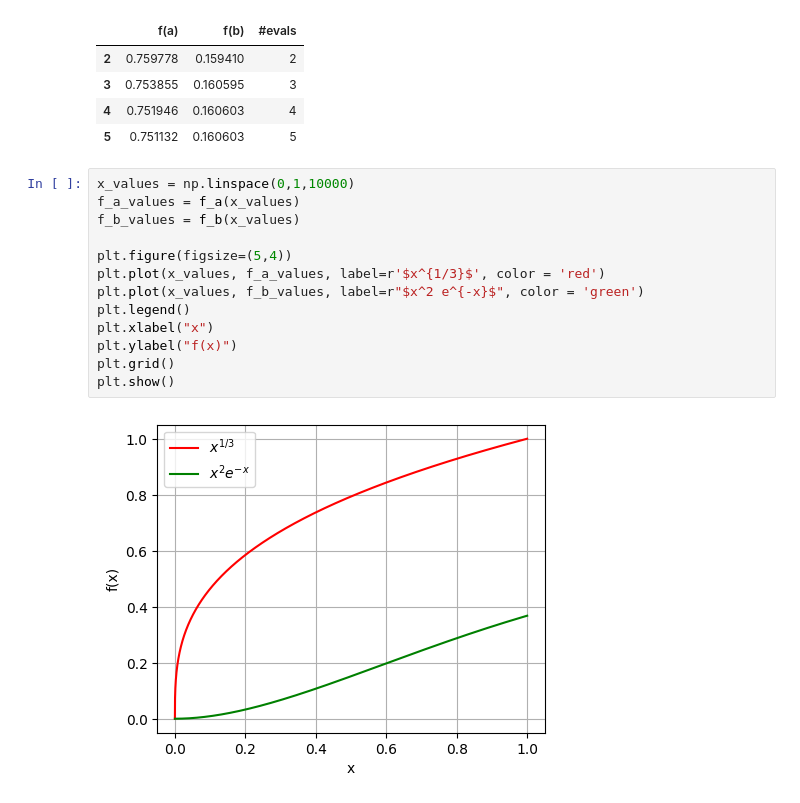
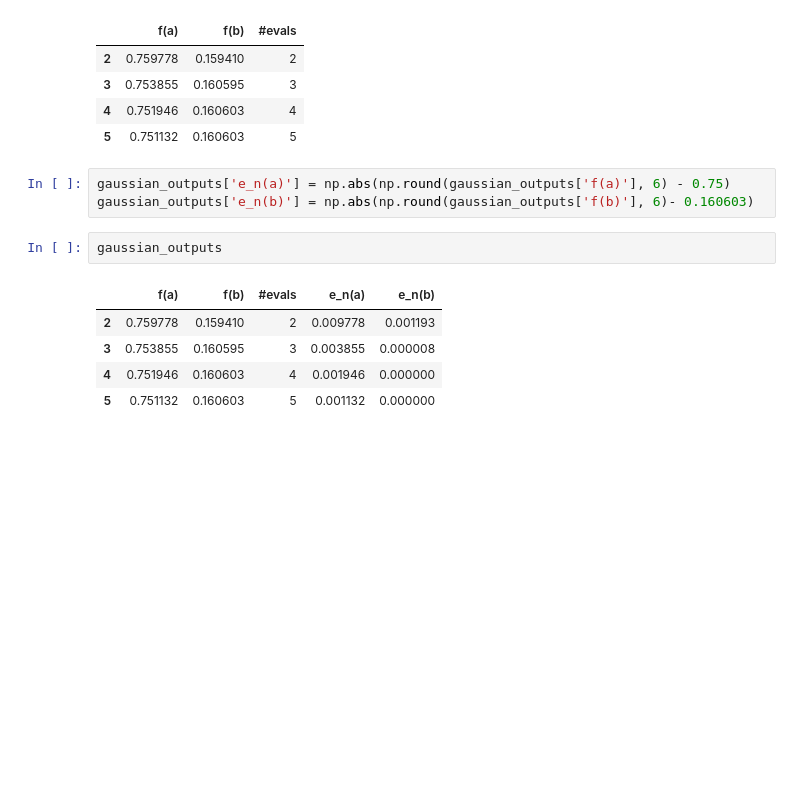
Before and after one commit to pesricha/DS288-Numerical-Methods, a Jupyter notebook: HW5/Homework-5.ipynb, the cells around one changed output. Cells and saved outputs as stored; diff of their text form; blank space fills up the shorter version.

```diff
--- a/HW5/Homework-5.ipynb
+++ b/HW5/Homework-5.ipynb
@@ -178,18 +193,14 @@ gaussian_outputs
 | 3 | 0.753855 | 0.160595 | 3 |
 | 4 | 0.751946 | 0.160603 | 4 |
 | 5 | 0.751132 | 0.160603 | 5 |
-# %%
-x_values = np.linspace(0,1,10000)
-f_a_values = f_a(x_values)
-f_b_values = f_b(x_values)
-
-plt.figure(figsize=(5,4))
-plt.plot(x_values, f_a_values, label=r'$x^{1/3}$', color = 'red')
-plt.plot(x_values, f_b_values, label=r"$x^2 e^{-x}$", color = 'green')
-plt.legend()
-plt.xlabel("x")
-plt.ylabel("f(x)")
-plt.grid()
-plt.show()
-# %% [output]
-[figure, removed]
+# %%
+gaussian_outputs['e_n(a)'] = np.abs(np.round(gaussian_outputs['f(a)'], 6) - 0.75)
+gaussian_outputs['e_n(b)'] = np.abs(np.round(gaussian_outputs['f(b)'], 6)- 0.160603)
+# %%
+gaussian_outputs
+# %% [output]
+|  | f(a) | f(b) | #evals | e_n(a) | e_n(b) |
+| 2 | 0.759778 | 0.159410 | 2 | 0.009778 | 0.001193 |
+| 3 | 0.753855 | 0.160595 | 3 | 0.003855 | 0.000008 |
+| 4 | 0.751946 | 0.160603 | 4 | 0.001946 | 0.000000 |
+| 5 | 0.751132 | 0.160603 | 5 | 0.001132 | 0.000000 |
```
Also changed, not shown: parts of 3 cells of this notebook, 1 other file.
